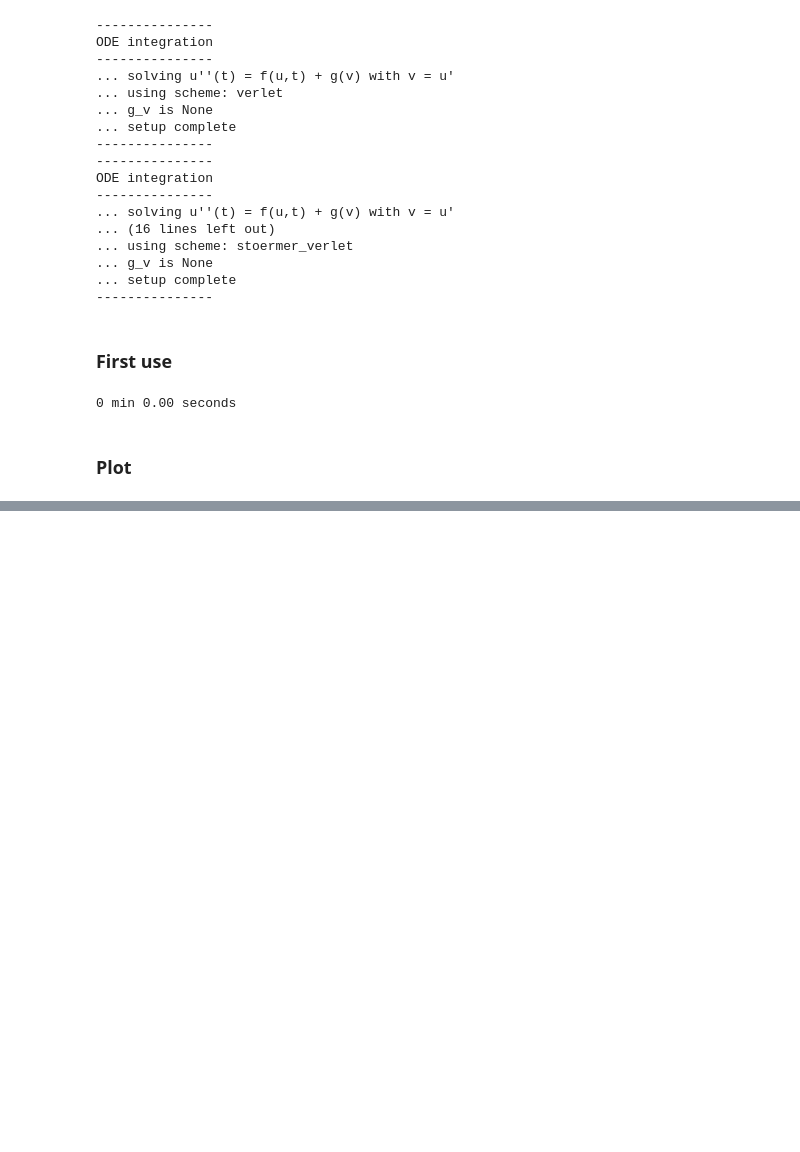
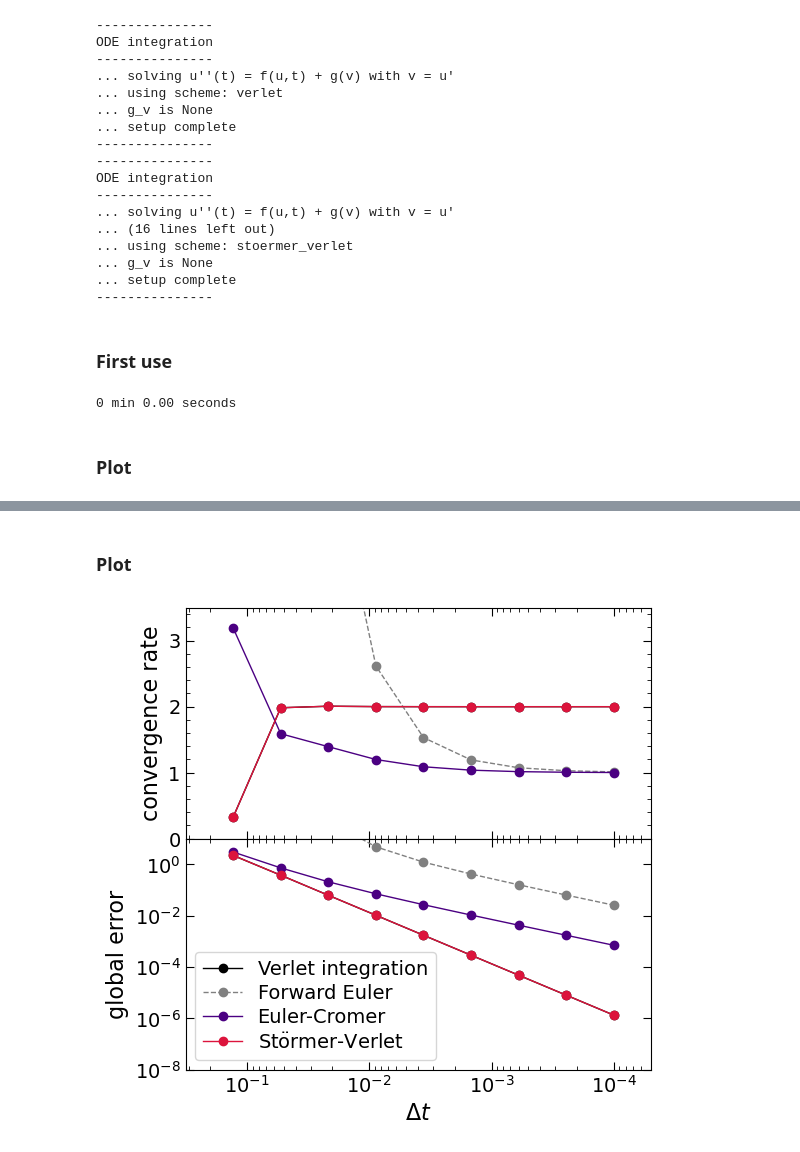
Before and after one commit to a-paranjape/numerical-methods-tutorial, a Jupyter notebook: examples/ODE_Examples.ipynb, the cells around one changed output, grey strips where cells are left out. Cells and saved outputs as stored; diff of their text form; code cells hidden in the pictures; blank space fills up the shorter version.

Commit message:
included example for global solution error convergence for SHO

```diff
--- a/examples/ODE_Examples.ipynb
+++ b/examples/ODE_Examples.ipynb
@@ -53,10 +54,12 @@ omega = 2*np.pi/period
 u0,v0 = 1.0,0.0
 # %%
 odict = {}
+sdict = {}
 for scheme in ['verlet','f_euler','euler_cromer','stoermer_verlet']:
     setup = {'scheme':scheme,'f_ut':sho.f_ut}
     os = ODEInt(setup=setup)
     odict[scheme] = os
+    sdict[scheme] = setup
 
 # useful dictionary for plotting
 pltdict = {}
@@ -137,0 +143,11 @@ plt.show()
+# %%
+start_time = time()
+dt_max_sho = 0.999*2/omega
+dt_min_sho = 1e-4
+tdict_sho = {}
+rdict_sho = {}
+for scheme in sdict.keys():
+    tdict_sho[scheme] = Test_ODEInt(sdict[scheme],ode_inst=sho)
+    error,rate,dts = tdict_sho[scheme].convergence_solution(T,u0,v0,theta_f=[omega],dt_max=dt_max_sho,dt_min=dt_min_sho)
+    rdict_sho[scheme] = {'dts':dts,'rate':rate,'error':error}
+ut.time_this(start_time)
@@ -137,0 +172,32 @@ plt.show()
+# %% [markdown]
+### Plot
+# %%
+plt.figure(figsize=(6,6))
+gs = gridspec.GridSpec(2,1,height_ratios=[1,1],hspace=0)
+
+ax = []
+for i in range(2):
+    ax_this = plt.subplot(gs[i])
+    ax_this.set_xlim(dt_max_sho,0.5*dt_min_sho)
+    ax_this.set_xscale('log')
+    ax_this.minorticks_on()
+    ax.append(ax_this)
+
+ax[0].set_ylim(0,3.5)
+ax[0].set_ylabel('convergence rate')
+ax[0].set_xticklabels('')
+
+ax[1].set_ylim(1e-8,1e1)
+ax[1].set_yscale('log')
+ax[1].set_ylabel('global error')
+ax[1].set_xlabel('$\\Delta t$')
+
+for scheme in rdict_sho.keys():
+    ls,lw,col,lab = pltdict[scheme]['ls'],pltdict[scheme]['lw'],pltdict[scheme]['col'],pltdict[scheme]['lab']
+    error,rate,dts = rdict_sho[scheme]['error'],rdict_sho[scheme]['rate'],rdict_sho[scheme]['dts']
+    ax[0].plot(dts,rate,'o',ls=ls,lw=lw,c=col,label=lab)
+    ax[1].plot(dts,error,'o',ls=ls,lw=lw,c=col,label=lab)
+ax[1].legend(loc='lower left')
+plt.show()
+# %% [output]
+[figure, added]
```
Also changed, not shown: parts of 5 cells of this notebook.
